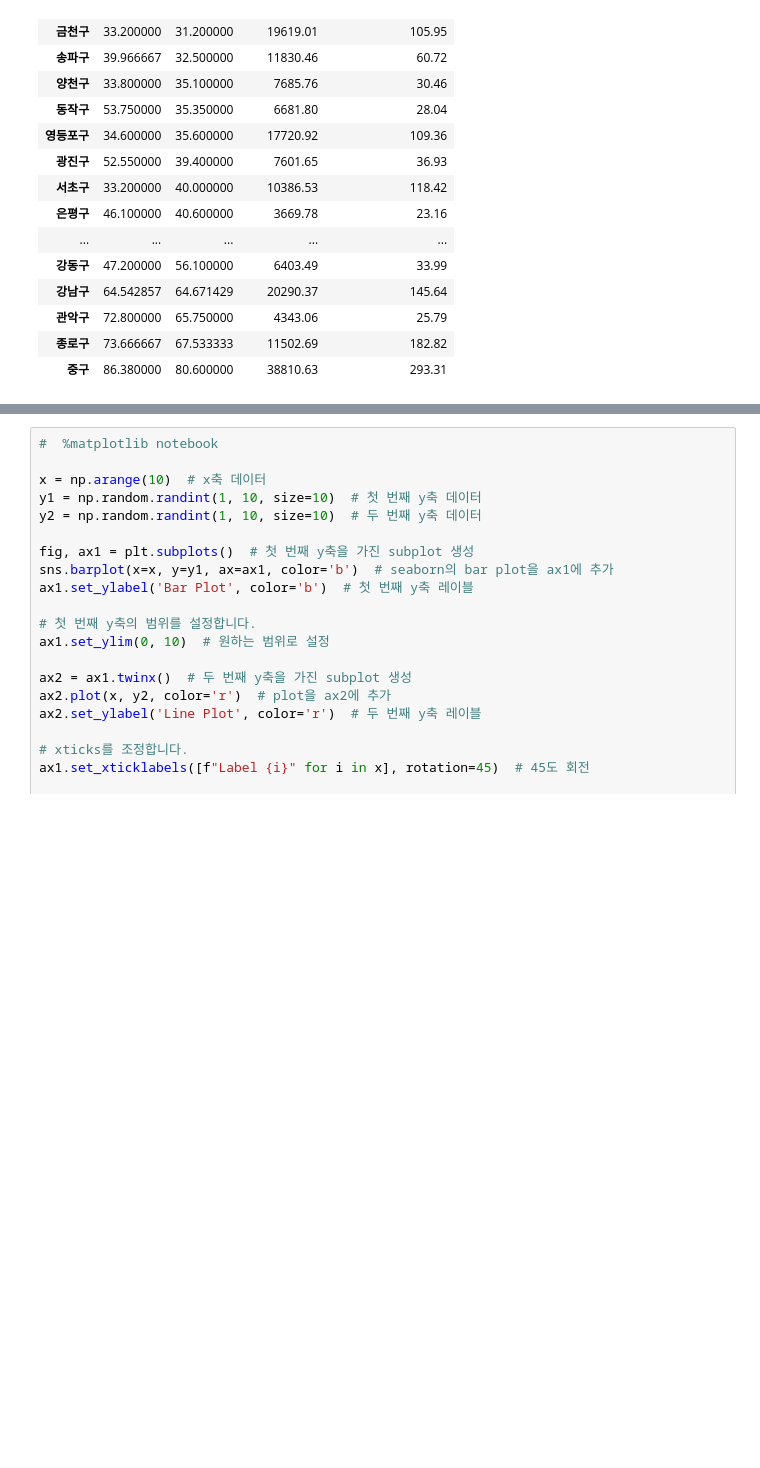
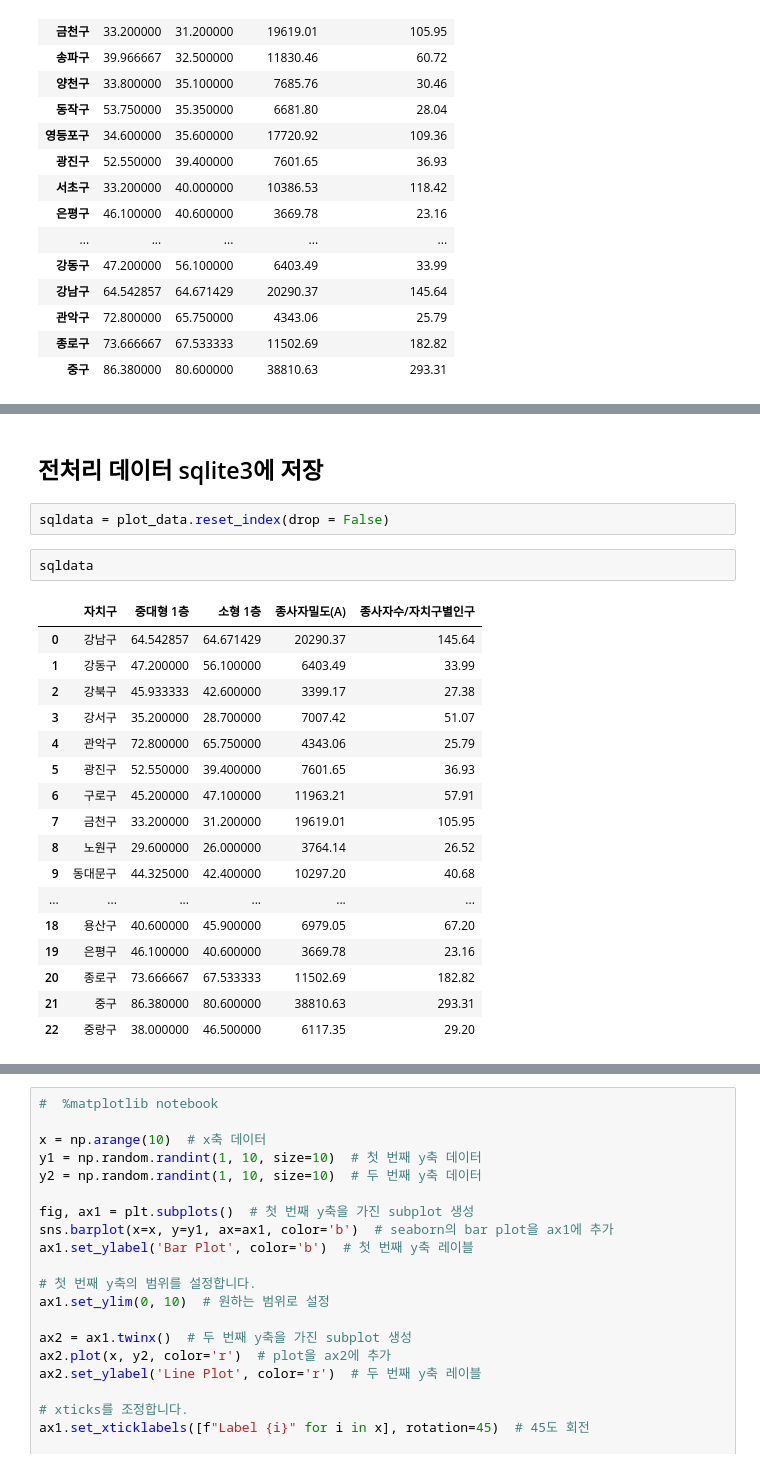
Before and after one commit to sangilhwang/downtown_walk, a Jupyter notebook: 자치구별 사업체 수 및 직장인 수.ipynb, the cells around one changed output, grey strips where cells are left out. Cells and saved outputs as stored; diff of their text form; blank space fills up the shorter version.

Commit message:
웹 작업 준비
1. 전처리 데이터 csv파일 저장
2. 웹 시작 준비
3. sqlite3에 csv파일 저장

```diff
--- a/자치구별 사업체 수 및 직장인 수.ipynb
+++ b/자치구별 사업체 수 및 직장인 수.ipynb
@@ -433,0 +434,24 @@ plt.show()
+# %% [markdown]
+## 전처리 데이터 sqlite3에 저장
+# %%
+sqldata = plot_data.reset_index(drop = False)
+# %%
+sqldata
+# %% [output]
+|  | 자치구 | 중대형 1층 | 소형 1층 | 종사자밀도(A) | 종사자수/자치구별인구 |
+| 0 | 강남구 | 64.542857 | 64.671429 | 20290.37 | 145.64 |
+| 1 | 강동구 | 47.200000 | 56.100000 | 6403.49 | 33.99 |
+| 2 | 강북구 | 45.933333 | 42.600000 | 3399.17 | 27.38 |
+| 3 | 강서구 | 35.200000 | 28.700000 | 7007.42 | 51.07 |
+| 4 | 관악구 | 72.800000 | 65.750000 | 4343.06 | 25.79 |
+| 5 | 광진구 | 52.550000 | 39.400000 | 7601.65 | 36.93 |
+| 6 | 구로구 | 45.200000 | 47.100000 | 11963.21 | 57.91 |
+| 7 | 금천구 | 33.200000 | 31.200000 | 19619.01 | 105.95 |
+| 8 | 노원구 | 29.600000 | 26.000000 | 3764.14 | 26.52 |
+| 9 | 동대문구 | 44.325000 | 42.400000 | 10297.20 | 40.68 |
+| ... | ... | ... | ... | ... | ... |
+| 18 | 용산구 | 40.600000 | 45.900000 | 6979.05 | 67.20 |
+| 19 | 은평구 | 46.100000 | 40.600000 | 3669.78 | 23.16 |
+| 20 | 종로구 | 73.666667 | 67.533333 | 11502.69 | 182.82 |
+| 21 | 중구 | 86.380000 | 80.600000 | 38810.63 | 293.31 |
+| 22 | 중랑구 | 38.000000 | 46.500000 | 6117.35 | 29.20 |
```
Also changed, not shown: parts of 10 cells of this notebook, 13 other files.
